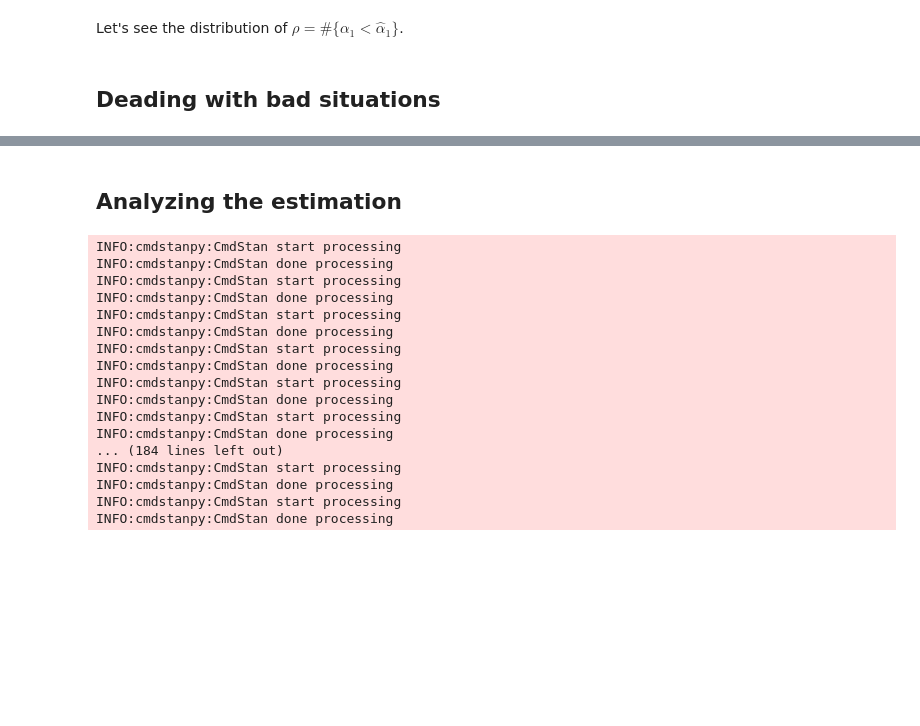
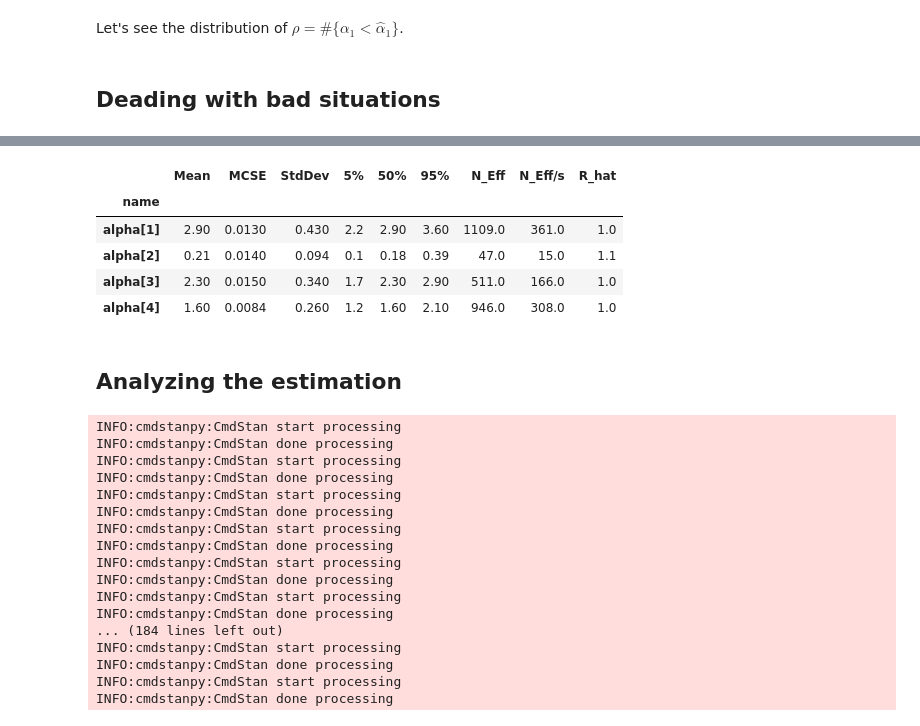
Before and after one commit to lucasmoschen/bivariate-beta, a Jupyter notebook: notebooks/bayesian_estimation_biv_beta.ipynb, the cells around one changed output, grey strips where cells are left out. Drawn from its saved outputs; the diff is of its cells as text; code cells hidden in the pictures; blank space fills up the shorter version.

```diff
--- a/notebooks/bayesian_estimation_biv_beta.ipynb
+++ b/notebooks/bayesian_estimation_biv_beta.ipynb
@@ -384,3 +461,12 @@ plt.show()
+# %%
+i
+# %% [output]
+|  | Mean | MCSE | StdDev | 5% | 50% | 95% | N_Eff | N_Eff/s | R_hat |
+| name |  |  |  |  |  |  |  |  |  |
+| alpha[1] | 2.90 | 0.0130 | 0.430 | 2.2 | 2.90 | 3.60 | 1109.0 | 361.0 | 1.0 |
+| alpha[2] | 0.21 | 0.0140 | 0.094 | 0.1 | 0.18 | 0.39 | 47.0 | 15.0 | 1.1 |
+| alpha[3] | 2.30 | 0.0150 | 0.340 | 1.7 | 2.30 | 2.90 | 511.0 | 166.0 | 1.0 |
+| alpha[4] | 1.60 | 0.0084 | 0.260 | 1.2 | 1.60 | 2.10 | 946.0 | 308.0 | 1.0 |
 # %% [markdown]
 ## Analyzing the estimation
 # %%
```
Also changed, not shown: parts of 13 cells of this notebook, 6 other files.
